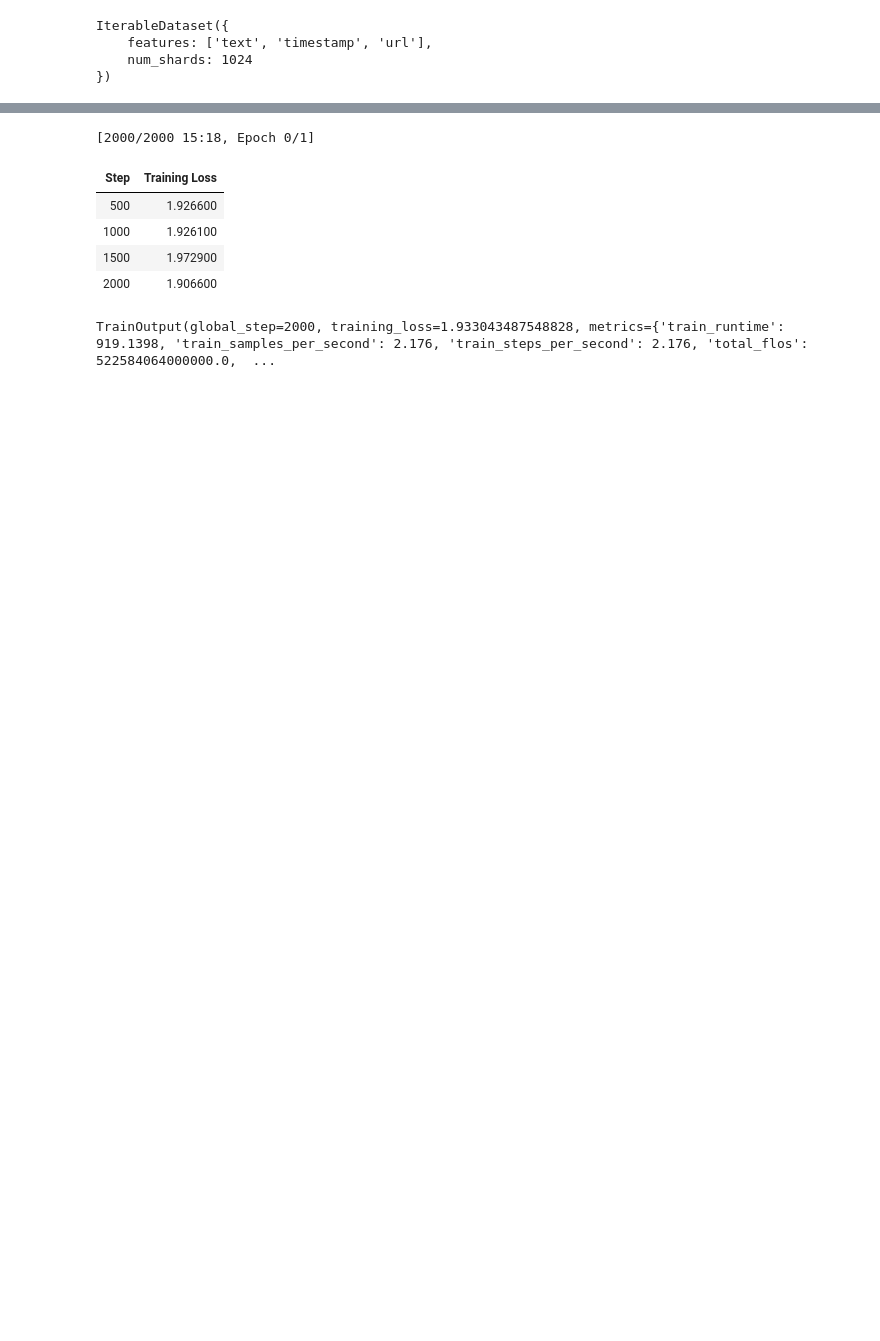
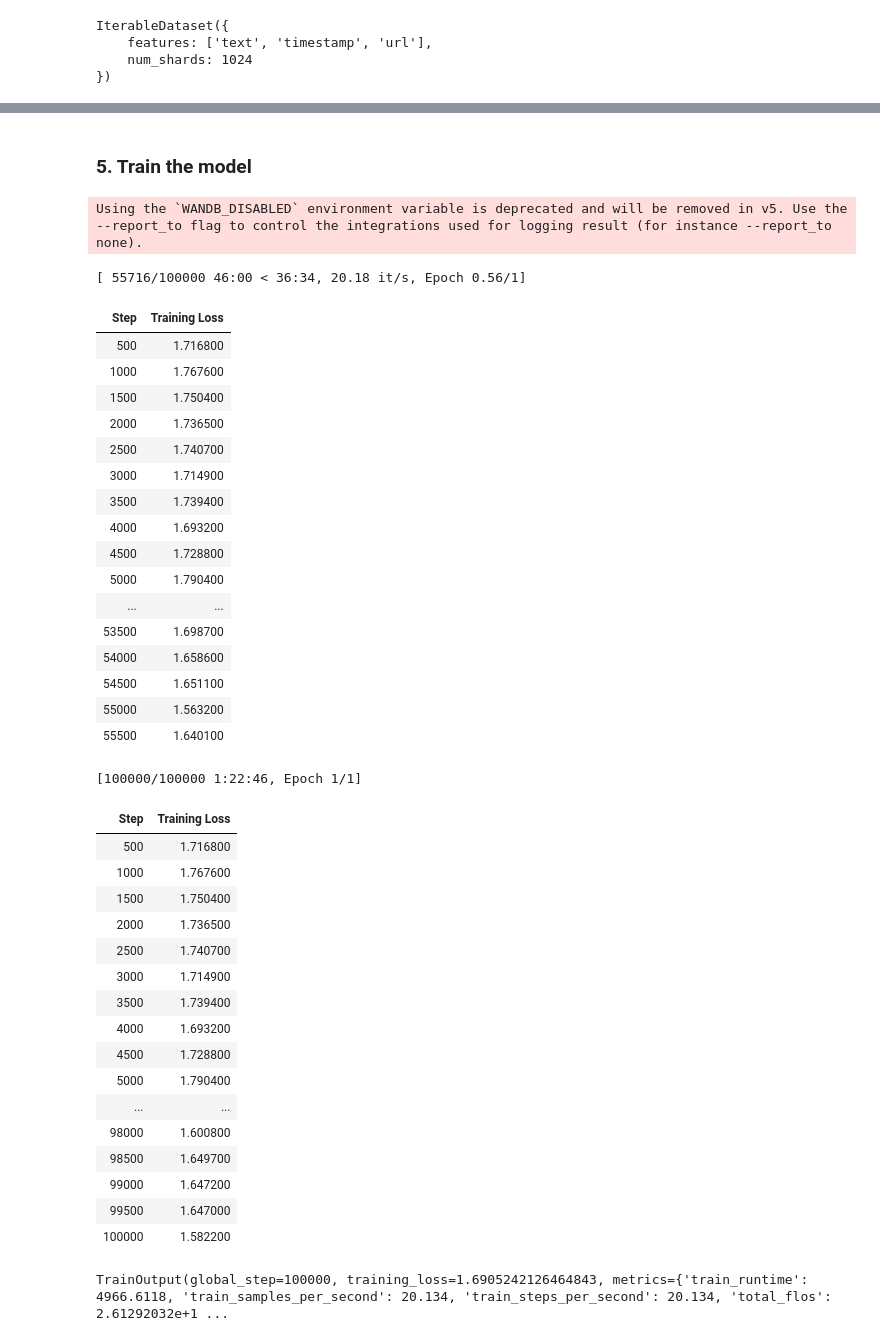
Before and after one commit to jaylim13/data-selection-project0, a Jupyter notebook: sprint0/lightweight_fine_tuning.ipynb, the cells around one changed output, grey strips where cells are left out. Saved outputs shown, nothing was run; the diff lists cells and outputs as text; code cells hidden in the pictures; blank space fills up the shorter version.

```diff
--- a/sprint0/lightweight_fine_tuning.ipynb
+++ b/sprint0/lightweight_fine_tuning.ipynb
@@ -42,7 +43,7 @@ tokenizer.pad_token = tokenizer.eos_token
 model = AutoModelForCausalLM.from_pretrained(model_name)
 
 # Move to MPS (if your computer is m1 macbook like mine) or CPU
-device = "mps" if torch.backends.mps.is_available() else "cpu"
+device = torch.device("cuda") if torch.cuda.is_available() else torch.device("cpu")
 print(device)
 model.to(device)
 # %% [output]
@@ -73,10 +79,9 @@ from datasets import load_dataset, Dataset
 dataset = load_dataset(
     "allenai/c4", "en", split="train", streaming=True, trust_remote_code=True
 )
-small_dataset = dataset.shuffle(seed=42, buffer_size=10_000).take(10_000)
+randomized_dataset = dataset.shuffle(seed=42)
 # small_dataset = dataset.train_test_split(test_size=0.1)
-
-print(small_dataset)
+print(randomized_dataset)
 # %% [output]
 IterableDataset({
     features: ['text', 'timestamp', 'url'],
@@ -86,0 +92,2 @@ IterableDataset({
+# %%
+model = AutoModelForCausalLM.from_pretrained(model_name).to(device)
@@ -96,11 +141,10 @@ def tokenize_func(dataset, tokenizer):
 
 
 # tokenized_dataset = small_dataset.map(tokenize_func, batched=True).with_format("torch")
-tokenized_dataset = Dataset.from_generator(
-    lambda: tokenize_func(small_dataset, tokenizer)
-)
+small_dataset = Dataset.from_generator(lambda: tokenize_func(small_dataset, tokenizer))
 
-print(tokenized_dataset)
+print(small_dataset)
+print(len(small_dataset))
 
 model.resize_token_embeddings(len(tokenizer))
 data_collator = DataCollatorWithPadding(tokenizer=tokenizer, padding=True)
@@ -112,32 +157,69 @@ Dataset({
+# %% [markdown]
+### 5. Train the model
 # %%
 from transformers import TrainingArguments, Trainer
+import os
+
+os.environ["WANDB_DISABLED"] = "true"
 
 # Define training arguments
 training_args = TrainingArguments(
     output_dir="./gpt2-finetuned",
+    run_name="project0",
     eval_strategy="no",
     save_strategy="epoch",
     per_device_train_batch_size=1,
-    max_steps=2000,
-    learning_rate=5e-5,
+    max_steps=100_000,
+    learning_rate=1e-4,
     logging_dir="./logs",
 )
 
 # Trainer
 trainer = Trainer(
     model=model,
     args=training_args,
-    train_dataset=tokenized_dataset,
+    train_dataset=small_dataset,
     data_collator=data_collator,
 )
 
 trainer.train()
 # %% [output]
-[2000/2000 15:18, Epoch 0/1]
+Using the `WANDB_DISABLED` environment variable is deprecated and will be removed in v5. Use the --report_to flag to control the integrations used for logging result (for instance --report_to none).
+[ 55716/100000 46:00 < 36:34, 20.18 it/s, Epoch 0.56/1]
 | Step | Training Loss |
-| 500 | 1.926600 |
-| 1000 | 1.926100 |
-| 1500 | 1.972900 |
-| 2000 | 1.906600 |
+| 500 | 1.716800 |
+| 1000 | 1.767600 |
+| 1500 | 1.750400 |
+| 2000 | 1.736500 |
+| 2500 | 1.740700 |
+| 3000 | 1.714900 |
+| 3500 | 1.739400 |
+| 4000 | 1.693200 |
+| 4500 | 1.728800 |
+| 5000 | 1.790400 |
+| ... | ... |
+| 53500 | 1.698700 |
+| 54000 | 1.658600 |
+| 54500 | 1.651100 |
+| 55000 | 1.563200 |
+| 55500 | 1.640100 |
-TrainOutput(global_step=2000, training_loss=1.933043487548828, metrics={'train_runtime': 919.1398, 'train_samples_per_second': 2.176, 'train_steps_per_second': 2.176, 'total_flos': 522584064000000.0,  ...
+[100000/100000 1:22:46, Epoch 1/1]
+| Step | Training Loss |
+| 500 | 1.716800 |
+| 1000 | 1.767600 |
+| 1500 | 1.750400 |
+| 2000 | 1.736500 |
+| 2500 | 1.740700 |
+| 3000 | 1.714900 |
+| 3500 | 1.739400 |
+| 4000 | 1.693200 |
+| 4500 | 1.728800 |
+| 5000 | 1.790400 |
+| ... | ... |
+| 98000 | 1.600800 |
+| 98500 | 1.649700 |
+| 99000 | 1.647200 |
+| 99500 | 1.647000 |
+| 100000 | 1.582200 |
+TrainOutput(global_step=100000, training_loss=1.6905242126464843, metrics={'train_runtime': 4966.6118, 'train_samples_per_second': 20.134, 'train_steps_per_second': 20.134, 'total_flos': 2.61292032e+1 ...
 # %% [markdown]
```
Also changed, not shown: parts of 11 cells of this notebook.
